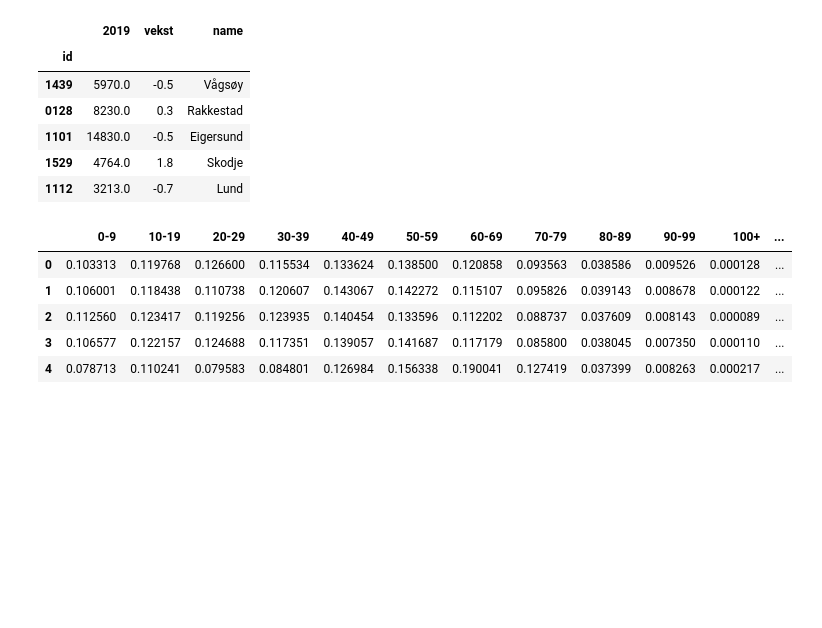
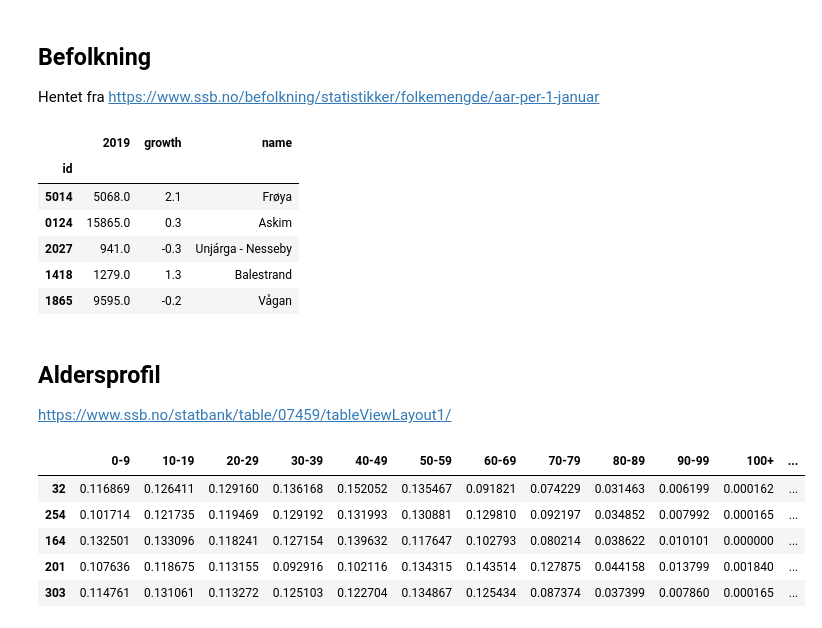
Before and after one commit to Havegum/kNearestKommunes, a Jupyter notebook: Kommune similarity.ipynb, the cells around one changed output. Cells and saved outputs as stored; diff of their text form; code cells hidden in the pictures; blank space fills up the shorter version.

```diff
--- a/Kommune similarity.ipynb
+++ b/Kommune similarity.ipynb
@@ -11,58 +16,59 @@ from sklearn.preprocessing import scale as StandardScale
+# %% [markdown]
+## Befolkning
+Hentet fra https://www.ssb.no/befolkning/statistikker/folkemengde/aar-per-1-januar
 # %%
-# Download csv from https://www.ssb.no/befolkning/statistikker/folkemengde/aar-per-1-januar
+pop = pd.read_csv('befolkning.csv', sep=';')
+pop.drop(columns=['Unnamed: 4', '2018'], inplace=True)
+pop.drop(2, inplace=True)
+pop.dropna(inplace=True)
 
-kommunetall = pd.read_csv('befolkning.csv', sep=';')
-kommunetall.drop(columns=['Unnamed: 4', '2018'], inplace=True)
-kommunetall.drop(2, inplace=True)
-kommunetall.dropna(inplace=True)
-
-kommunetall['vekst'] = kommunetall['Folketilvekst i prosent'].str.replace(',', '.')
-kommunetall['vekst'] = kommunetall['vekst'].astype(float)
-kommunetall.drop(columns='Folketilvekst i prosent', inplace=True)
+pop['growth'] = pop['Folketilvekst i prosent'].str.replace(',', '.')
+pop['growth'] = pop['growth'].astype(float)
+pop.drop(columns='Folketilvekst i prosent', inplace=True)
 
 
-komnumm = kommunetall['Unnamed: 0'].str.split(' ', n=1, expand=True)
-komnumm.columns = ['id', 'name']
+name_and_id = pop['Unnamed: 0'].str.split(' ', n=1, expand=True)
+name_and_id.columns = ['id', 'name']
 
-kommunetall['id'] = komnumm['id']
-kommunetall['name'] = komnumm['name']
+pop['id'] = name_and_id['id']
+pop['name'] = name_and_id['name']
 
-kommunetall.drop('Unnamed: 0', axis=1, inplace=True)
-kommunetall = kommunetall[kommunetall['id'].str.len() > 2] # Filter kun kommuner
-kommunetall.set_index('id', inplace=True)
-kommunetall.sample(5)
+pop.drop('Unnamed: 0', axis=1, inplace=True)
+pop = pop[pop['id'].str.len() > 2] # Filter kun kommuner
+pop.set_index('id', inplace=True)
+pop.sample(5)
 # %% [output]
-|  | 2019 | vekst | name |
+|  | 2019 | growth | name |
 | id |  |  |  |
-| 1439 | 5970.0 | -0.5 | Vågsøy |
-| 0128 | 8230.0 | 0.3 | Rakkestad |
-| 1101 | 14830.0 | -0.5 | Eigersund |
-| 1529 | 4764.0 | 1.8 | Skodje |
-| 1112 | 3213.0 | -0.7 | Lund |
+| 5014 | 5068.0 | 2.1 | Frøya |
+| 0124 | 15865.0 | 0.3 | Askim |
+| 2027 | 941.0 | -0.3 | Unjárga - Nesseby |
+| 1418 | 1279.0 | 1.3 | Balestrand |
+| 1865 | 9595.0 | -0.2 | Vågan |
+# %% [markdown]
+## Aldersprofil
+https://www.ssb.no/statbank/table/07459/tableViewLayout1/
 # %%
-# Downloaded from https://www.ssb.no/statbank/table/07459/tableViewLayout1/
-
 age = pd.read_csv('aldersfordeling.csv', sep='\t', encoding="unicode_escape")
 age = age.drop(columns='statistikkvariabel')
 
+name_and_id = age['region'].str.split(' ', n=1, expand=True)
+name_and_id.columns = ['id', 'name']
 
-komnumm = age['region'].str.split(' ', n=1, expand=True)
-komnumm.columns = ['id', 'name']
-
-age['id'] = komnumm['id'].str.lstrip('K-')
-age['name'] = komnumm['name']
+age['id'] = name_and_id['id'].str.lstrip('K-')
+age['name'] = name_and_id['name']
 
 age = age.drop('region', axis=1)
 age_data = ['0-9', '10-19', '20-29', '30-39', '40-49', '50-59', '60-69', '70-79', '80-89', '90-99', '100+']
 age.columns = age_data + ['id', 'name']
 age[age_data] /= age[age_data].sum(axis=1)[:,None]
 
-age.head(5)
+age.sample(5)
 # %% [output]
 |  | 0-9 | 10-19 | 20-29 | 30-39 | 40-49 | 50-59 | 60-69 | 70-79 | 80-89 | 90-99 | 100+ | ... |
-| 0 | 0.103313 | 0.119768 | 0.126600 | 0.115534 | 0.133624 | 0.138500 | 0.120858 | 0.093563 | 0.038586 | 0.009526 | 0.000128 | ... |
-| 1 | 0.106001 | 0.118438 | 0.110738 | 0.120607 | 0.143067 | 0.142272 | 0.115107 | 0.095826 | 0.039143 | 0.008678 | 0.000122 | ... |
-| 2 | 0.112560 | 0.123417 | 0.119256 | 0.123935 | 0.140454 | 0.133596 | 0.112202 | 0.088737 | 0.037609 | 0.008143 | 0.000089 | ... |
-| 3 | 0.106577 | 0.122157 | 0.124688 | 0.117351 | 0.139057 | 0.141687 | 0.117179 | 0.085800 | 0.038045 | 0.007350 | 0.000110 | ... |
-| 4 | 0.078713 | 0.110241 | 0.079583 | 0.084801 | 0.126984 | 0.156338 | 0.190041 | 0.127419 | 0.037399 | 0.008263 | 0.000217 | ... |
+| 32 | 0.116869 | 0.126411 | 0.129160 | 0.136168 | 0.152052 | 0.135467 | 0.091821 | 0.074229 | 0.031463 | 0.006199 | 0.000162 | ... |
+| 254 | 0.101714 | 0.121735 | 0.119469 | 0.129192 | 0.131993 | 0.130881 | 0.129810 | 0.092197 | 0.034852 | 0.007992 | 0.000165 | ... |
+| 164 | 0.132501 | 0.133096 | 0.118241 | 0.127154 | 0.139632 | 0.117647 | 0.102793 | 0.080214 | 0.038622 | 0.010101 | 0.000000 | ... |
+| 201 | 0.107636 | 0.118675 | 0.113155 | 0.092916 | 0.102116 | 0.134315 | 0.143514 | 0.127875 | 0.044158 | 0.013799 | 0.001840 | ... |
+| 303 | 0.114761 | 0.131061 | 0.113272 | 0.125103 | 0.122704 | 0.134867 | 0.125434 | 0.087374 | 0.037399 | 0.007860 | 0.000165 | ... |
 # %%
```
Also changed, not shown: parts of 15 cells of this notebook, 4 other files.
